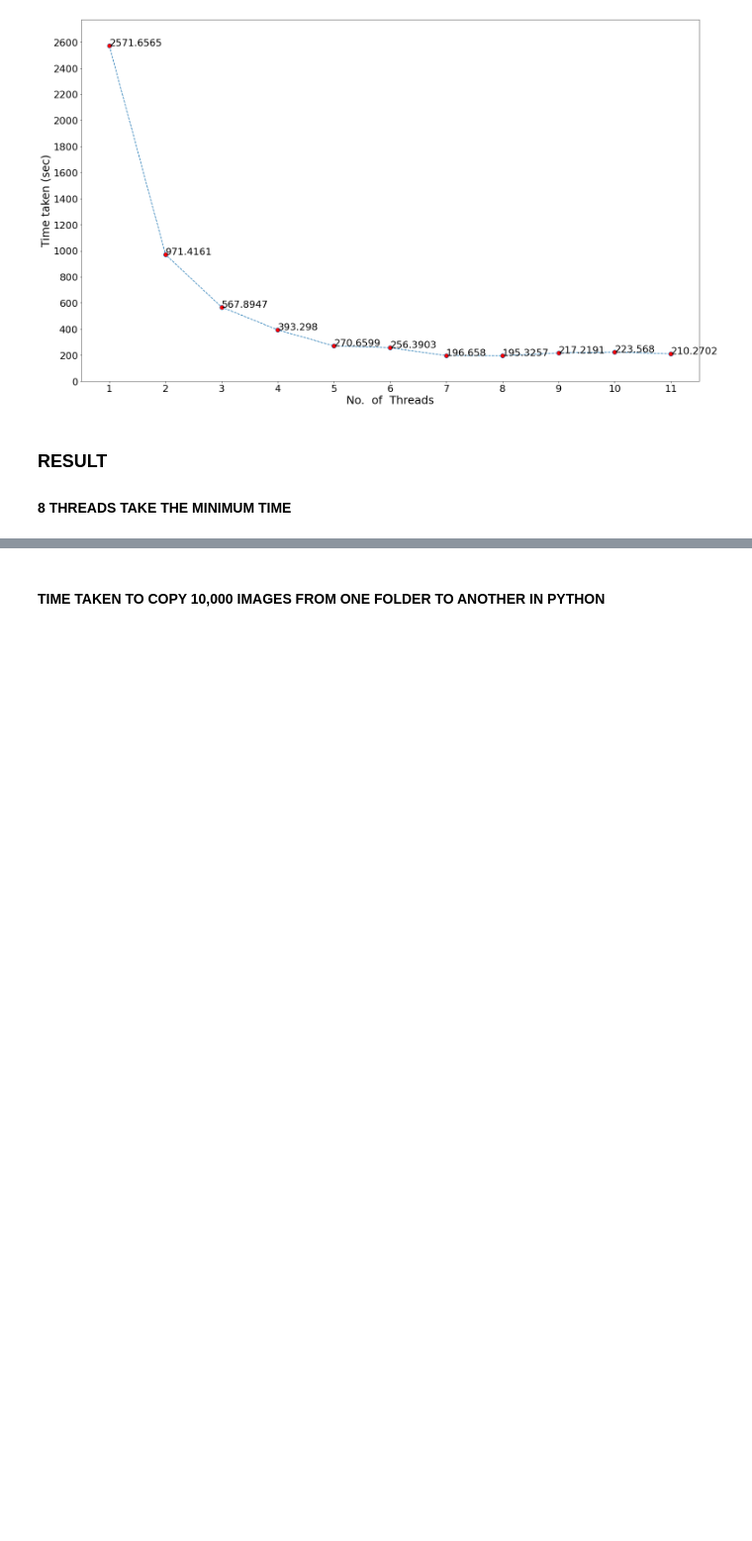
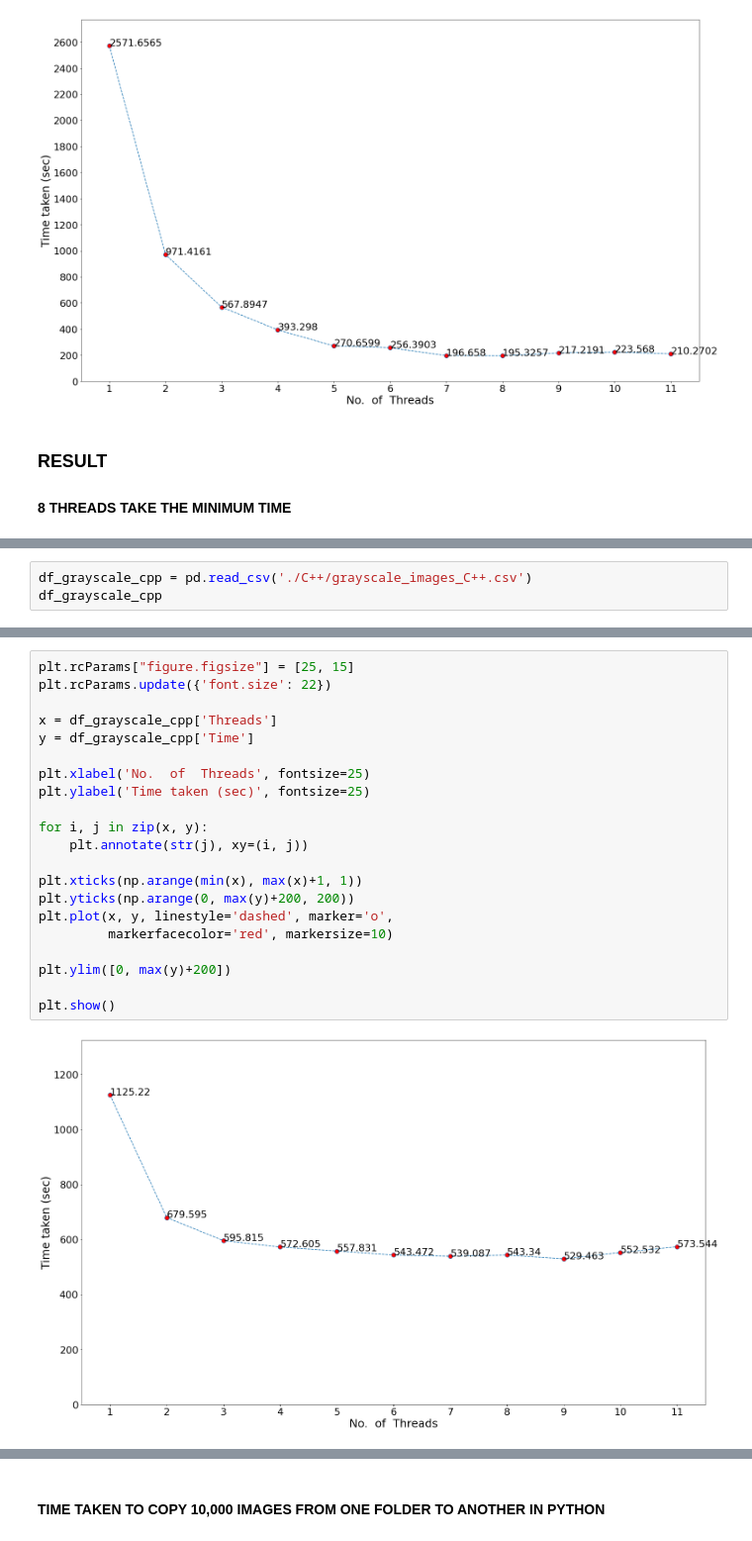
Before and after one commit to ShubhamS-30/Multithreading, a Jupyter notebook: analysis.ipynb, the cells around one changed output, grey strips where cells are left out. Shown: that part at 99% size. Drawn from its saved outputs; the diff is of its cells as text; blank space fills up the shorter version.

```diff
--- a/analysis.ipynb
+++ b/analysis.ipynb
@@ -49,0 +52,3 @@ plt.show()
+# %%
+df_grayscale_cpp = pd.read_csv('./C++/grayscale_images_C++.csv')
+df_grayscale_cpp
@@ -49,0 +68,23 @@ plt.show()
+# %%
+plt.rcParams["figure.figsize"] = [25, 15]
+plt.rcParams.update({'font.size': 22})
+
+x = df_grayscale_cpp['Threads']
+y = df_grayscale_cpp['Time']
+
+plt.xlabel('No.  of  Threads', fontsize=25)
+plt.ylabel('Time taken (sec)', fontsize=25)
+
+for i, j in zip(x, y):
+    plt.annotate(str(j), xy=(i, j))
+
+plt.xticks(np.arange(min(x), max(x)+1, 1))
+plt.yticks(np.arange(0, max(y)+200, 200))
+plt.plot(x, y, linestyle='dashed', marker='o',
+         markerfacecolor='red', markersize=10)
+
+plt.ylim([0, max(y)+200])
+
+plt.show()
+# %% [output]
+[figure, added]
```
Also changed, not shown: parts of 6 cells of this notebook.
